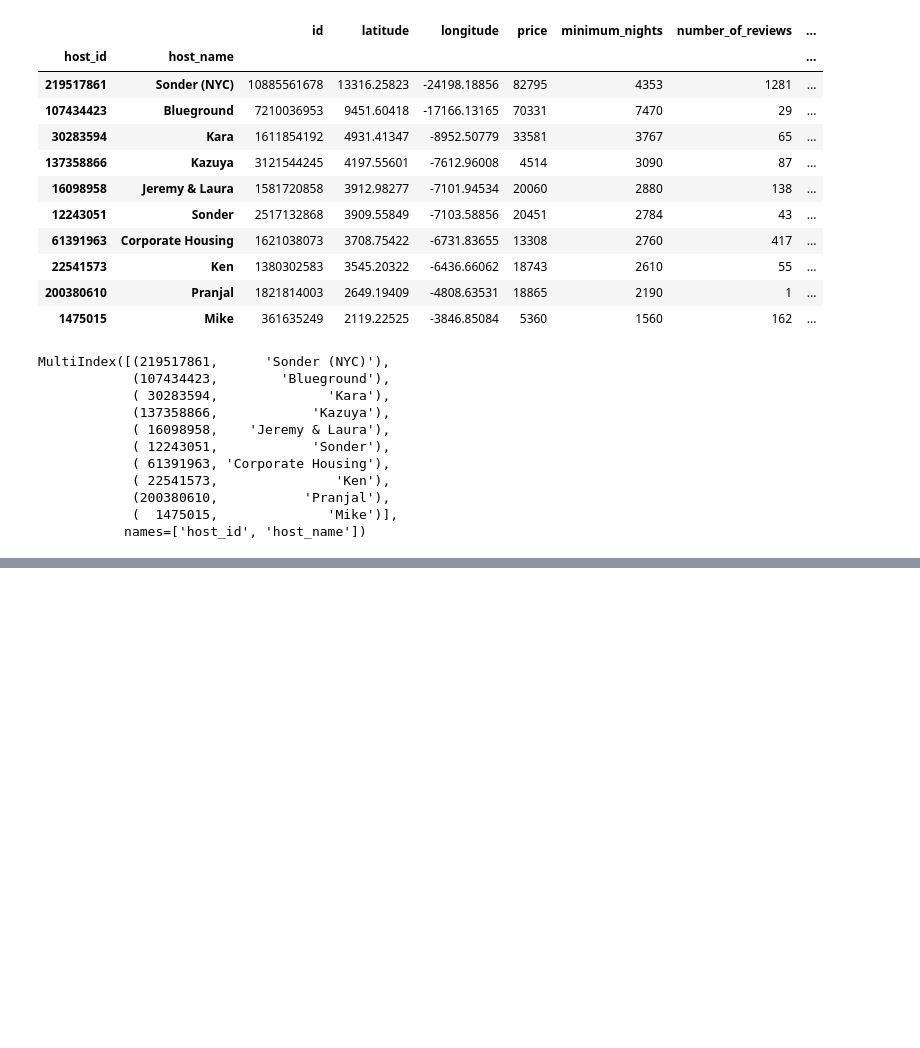
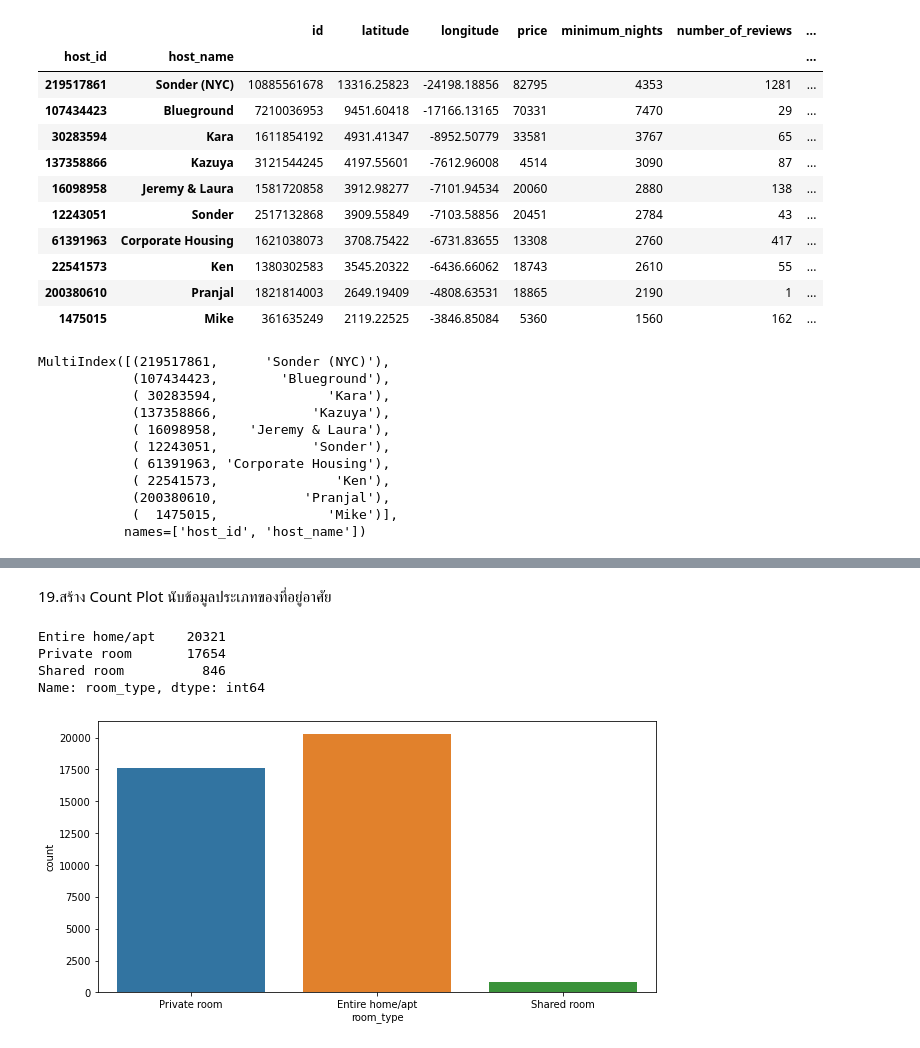
Before and after one commit to 0xKoios/DataCamp-2-for-Data-Scientist, a Jupyter notebook: 8. Project I Capstone/Project I Capstone.ipynb, the cells around one changed output, grey strips where cells are left out. Saved outputs shown, nothing was run; the diff lists cells and outputs as text; code cells hidden in the pictures; blank space fills up the shorter version.

```diff
--- a/8. Project I Capstone/Project I Capstone.ipynb
+++ b/8. Project I Capstone/Project I Capstone.ipynb
@@ -815,0 +930,4 @@ MultiIndex([(219517861,      'Sonder (NYC)'),
+# %%
+day_of_week = {0:'Mon',1:'Tue', 2:'Wed', 3:'Thur', 4:'Fri', 5:'Sat',6:'Sun'}
+# %%
+df["last_review"] = pd.to_datetime(df["last_review"])
@@ -815,0 +958,2 @@ MultiIndex([(219517861,      'Sonder (NYC)'),
+# %%
+df["Day"] = df["last_review"].apply(lambda date: date.dayofweek)
@@ -815,0 +969,2 @@ MultiIndex([(219517861,      'Sonder (NYC)'),
+# %%
+df["Day_of_Week"] = df["Day"].map(day_of_week)
@@ -815,0 +980,14 @@ MultiIndex([(219517861,      'Sonder (NYC)'),
+# %% [markdown]
+19.สร้าง Count Plot นับข้อมูลประเภทของที่อยู่อาศัย
+# %%
+df["room_type"].value_counts()
+# %% [output]
+Entire home/apt    20321
+Private room       17654
+Shared room          846
+Name: room_type, dtype: int64
+# %%
+fig = plt.figure(figsize=(10, 5))
+sns.countplot(df["room_type"]);
+# %% [output]
+[figure, added]
```
Also changed, not shown: parts of 66 cells of this notebook.
